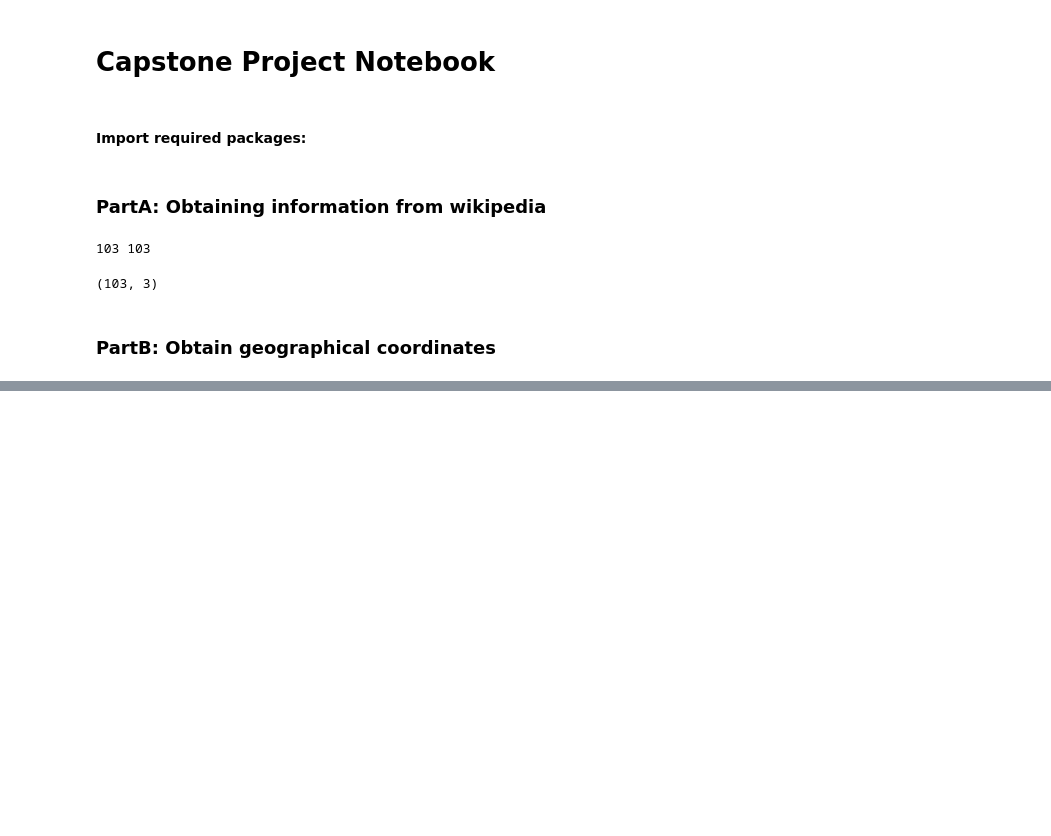
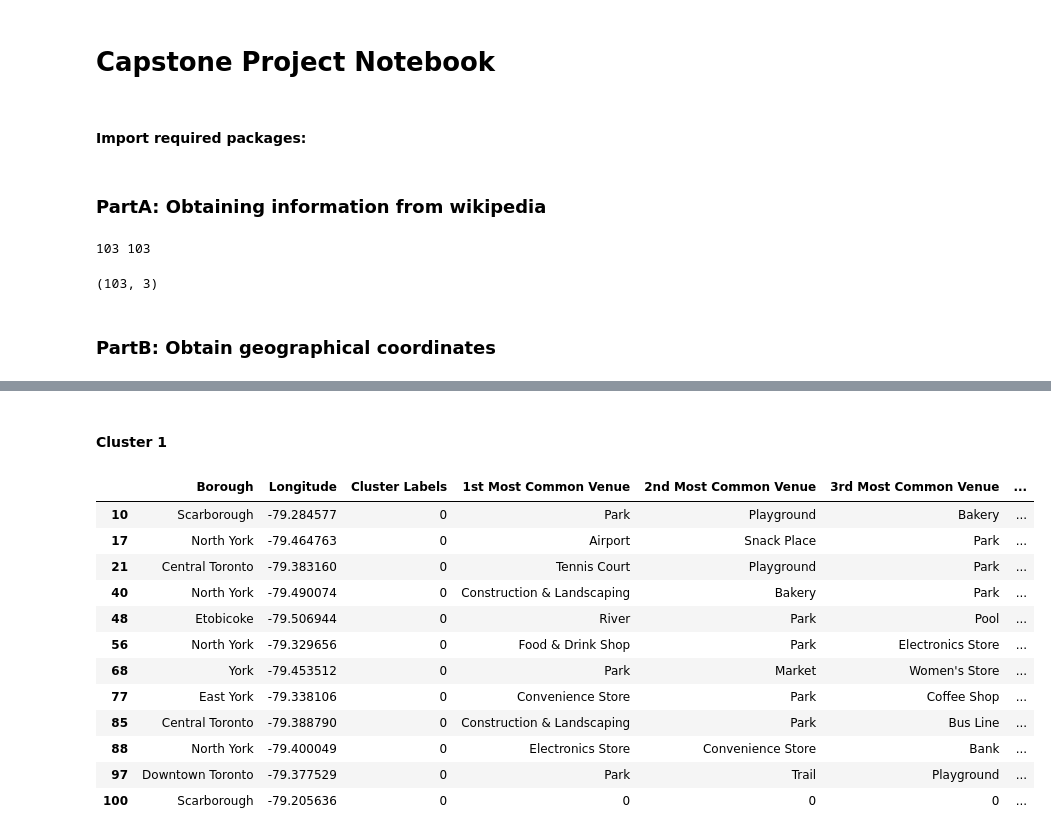
Before and after one commit to johnku2011/Coursera_Capstone, a Jupyter notebook: Capstone Project.ipynb, the cells around one changed output, grey strips where cells are left out. Saved outputs shown, nothing was run; the diff lists cells and outputs as text; code cells hidden in the pictures; blank space fills up the shorter version.

```diff
--- a/Capstone Project.ipynb
+++ b/Capstone Project.ipynb
@@ -157,0 +323,6 @@ df_nodup[df_nodup['Postcode'] == 'M1B']
+# %%
+def return_most_common_venues(row, num_top_venues):
+    row_categories = row.iloc[1:]
+    row_categories_sorted = row_categories.sort_values(ascending=False)
+
+    return row_categories_sorted.index.values[0:num_top_venues]
@@ -157,0 +363,11 @@ df_nodup[df_nodup['Postcode'] == 'M1B']
+# %%
+# set number of clusters
+kclusters = 5
+
+toronto_grouped_clustering = toronto_grouped.drop('Neighbourhood', 1)
+
+# run k-means clustering
+kmeans = KMeans(n_clusters=kclusters, random_state=0).fit(toronto_grouped_clustering)
+
+# check cluster labels generated for each row in the dataframe
+kmeans.labels_[0:10]
@@ -157,0 +376,13 @@ df_nodup[df_nodup['Postcode'] == 'M1B']
+# %%
+# add clustering labels
+neighborhoods_venues_sorted.insert(0, 'Cluster Labels', kmeans.labels_)
+
+toronto_merged = df_lat_lng
+
+# merge toronto_grouped with toronto_data to add latitude/longitude for each neighborhood
+toronto_merged = toronto_merged.join(neighborhoods_venues_sorted.set_index('Neighbourhood'), on='Neighbourhood')
+
+toronto_merged = toronto_merged.fillna(0)
+toronto_merged = toronto_merged.astype({'Cluster Labels': 'int32'})
+
+toronto_merged.head() # check the last columns!
@@ -157,0 +422,18 @@ df_nodup[df_nodup['Postcode'] == 'M1B']
+# %% [markdown]
+#### Cluster 1
+# %%
+toronto_merged.loc[toronto_merged['Cluster Labels'] == 0, toronto_merged.columns[[1] + list(range(5, toronto_merged.shape[1]))]]
+# %% [output]
+|  | Borough | Longitude | Cluster Labels | 1st Most Common Venue | 2nd Most Common Venue | 3rd Most Common Venue | ... |
+| 10 | Scarborough | -79.284577 | 0 | Park | Playground | Bakery | ... |
+| 17 | North York | -79.464763 | 0 | Airport | Snack Place | Park | ... |
+| 21 | Central Toronto | -79.383160 | 0 | Tennis Court | Playground | Park | ... |
+| 40 | North York | -79.490074 | 0 | Construction & Landscaping | Bakery | Park | ... |
+| 48 | Etobicoke | -79.506944 | 0 | River | Park | Pool | ... |
+| 56 | North York | -79.329656 | 0 | Food & Drink Shop | Park | Electronics Store | ... |
+| 68 | York | -79.453512 | 0 | Park | Market | Women's Store | ... |
+| 77 | East York | -79.338106 | 0 | Convenience Store | Park | Coffee Shop | ... |
+| 85 | Central Toronto | -79.388790 | 0 | Construction & Landscaping | Park | Bus Line | ... |
+| 88 | North York | -79.400049 | 0 | Electronics Store | Convenience Store | Bank | ... |
+| 97 | Downtown Toronto | -79.377529 | 0 | Park | Trail | Playground | ... |
+| 100 | Scarborough | -79.205636 | 0 | 0 | 0 | 0 | ... |
```
Also changed, not shown: parts of 27 cells of this notebook.
